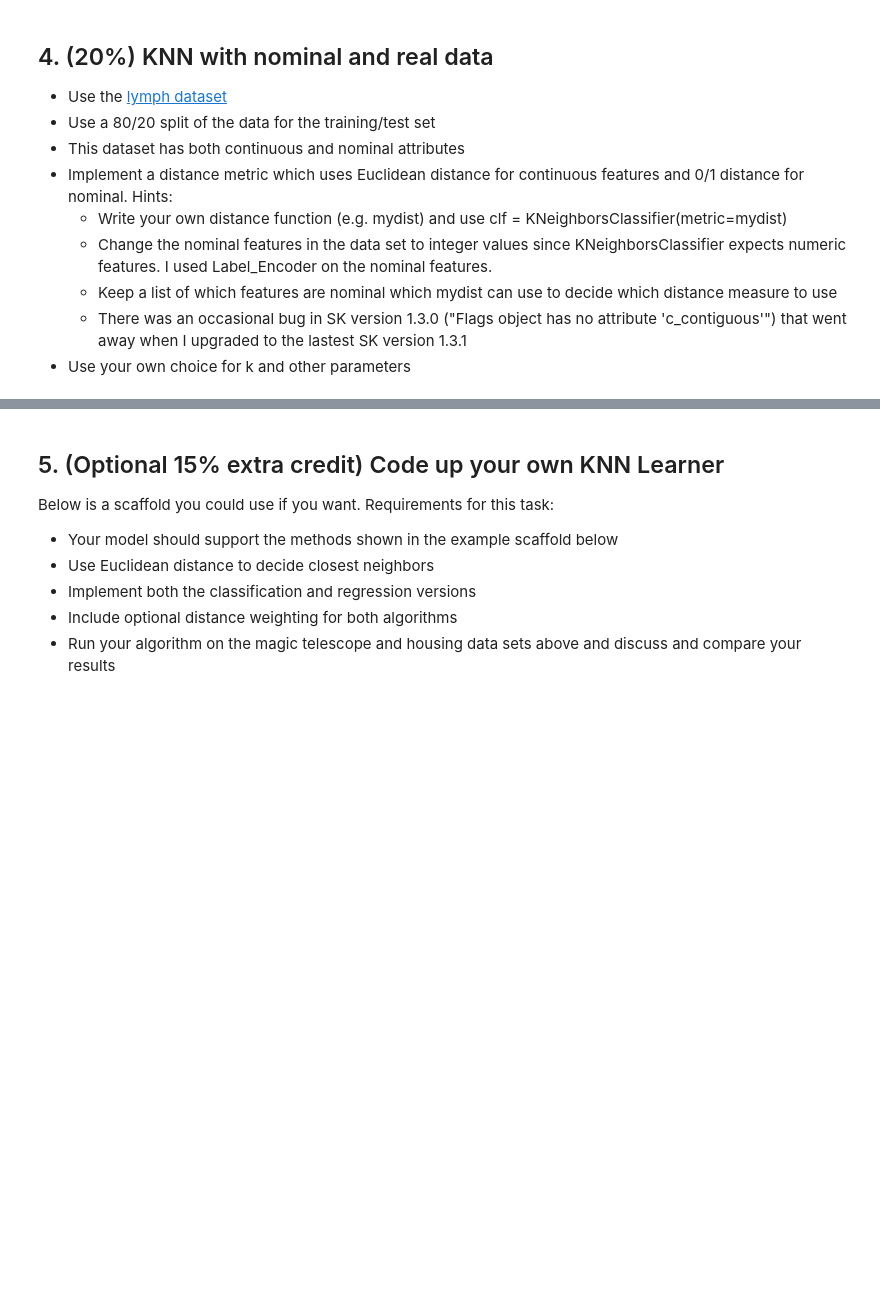
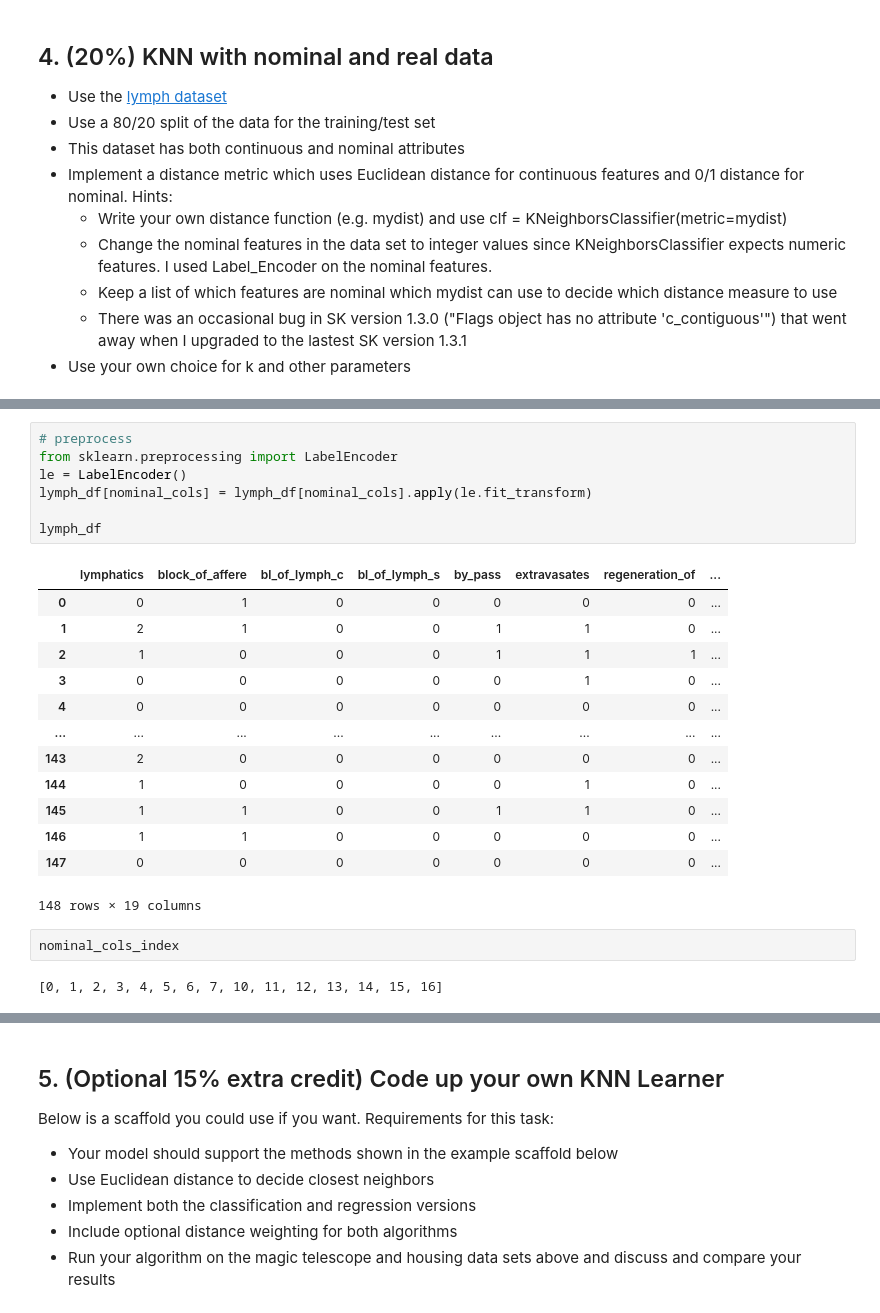
Before and after one commit to henderj/cs270-labs, a Jupyter notebook: knn/KNN Lab.ipynb, the cells around one changed output, grey strips where cells are left out. Saved outputs shown, nothing was run; the diff lists cells and outputs as text; blank space fills up the shorter version.

```diff
--- a/knn/KNN Lab.ipynb
+++ b/knn/KNN Lab.ipynb
@@ -484,0 +505,25 @@ The graph shows a big drop in MAE between k=1 and k=2. This makes sense because
+# %%
+# preprocess
+from sklearn.preprocessing import LabelEncoder
+le = LabelEncoder()
+lymph_df[nominal_cols] = lymph_df[nominal_cols].apply(le.fit_transform)
+
+lymph_df
+# %% [output]
+|  | lymphatics | block_of_affere | bl_of_lymph_c | bl_of_lymph_s | by_pass | extravasates | regeneration_of | ... |
+| 0 | 0 | 1 | 0 | 0 | 0 | 0 | 0 | ... |
+| 1 | 2 | 1 | 0 | 0 | 1 | 1 | 0 | ... |
+| 2 | 1 | 0 | 0 | 0 | 1 | 1 | 1 | ... |
+| 3 | 0 | 0 | 0 | 0 | 0 | 1 | 0 | ... |
+| 4 | 0 | 0 | 0 | 0 | 0 | 0 | 0 | ... |
+| ... | ... | ... | ... | ... | ... | ... | ... | ... |
+| 143 | 2 | 0 | 0 | 0 | 0 | 0 | 0 | ... |
+| 144 | 1 | 0 | 0 | 0 | 0 | 1 | 0 | ... |
+| 145 | 1 | 1 | 0 | 0 | 1 | 1 | 0 | ... |
+| 146 | 1 | 1 | 0 | 0 | 0 | 0 | 0 | ... |
+| 147 | 0 | 0 | 0 | 0 | 0 | 0 | 0 | ... |
+148 rows × 19 columns
+# %%
+nominal_cols_index
+# %% [output]
+[0, 1, 2, 3, 4, 5, 6, 7, 10, 11, 12, 13, 14, 15, 16]
```
Also changed, not shown: parts of 5 cells of this notebook.
